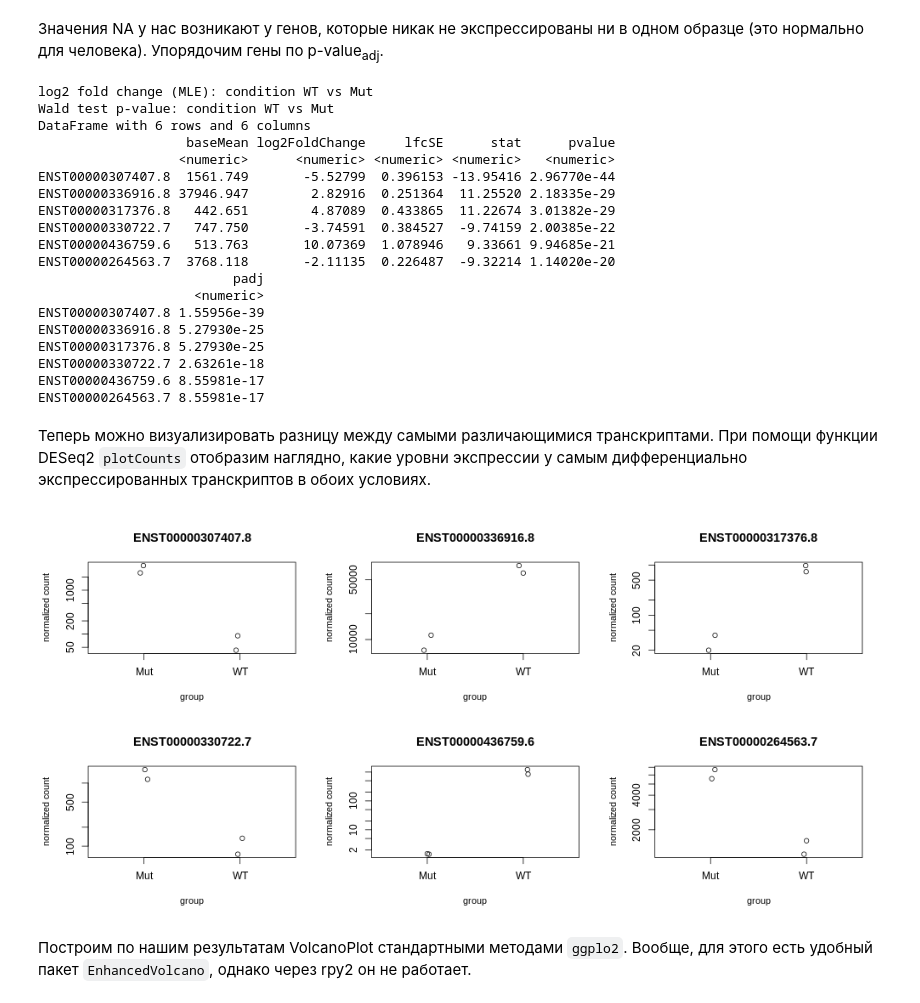
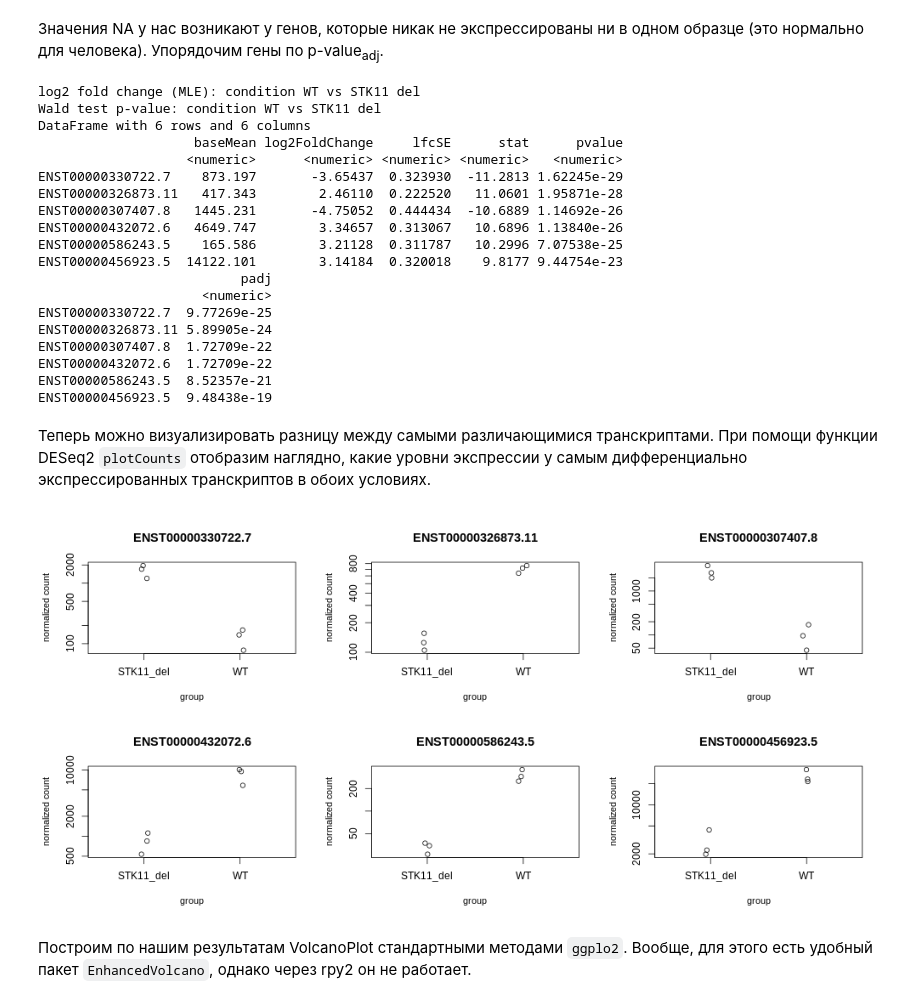
Before and after one commit to BostonGene-education/MIPT, a Jupyter notebook: 2020/RNA-Seq/03. RNA-Seq tutorial.ipynb, the cells around one changed output. Cells and saved outputs as stored; diff of their text form; code cells hidden in the pictures.

```diff
--- a/2020/RNA-Seq/03. RNA-Seq tutorial.ipynb
+++ b/2020/RNA-Seq/03. RNA-Seq tutorial.ipynb
@@ -136,9 +162,9 @@ expressions_counts = pd.concat(
         "expression_data/{}/abundance.tsv".format(expression),
         sep="\t", index_col=0, header=0, usecols=["target_id", expression],
         names=["target_id", "1", "2", expression, "3"]
-    ) for expression in ["sample_8", "sample_9", "sample_10", "sample_11"]],
+    ) for expression in ["sample_7", "sample_8", "sample_9", "sample_10", "sample_11", "sample_12"]],
     axis=1, join="inner"
 )
-expressions_counts.columns = ["sample_8", "sample_9", "sample_10", "sample_11"]
+expressions_counts.columns = ["sample_7", "sample_8", "sample_9", "sample_10", "sample_11", "sample_12"]
 expressions_counts.head()
 # %% [output]
@@ -230,8 +256,8 @@ ENST00000604446.1        0        0         0         0
 После из датафреймов <code>expr_matrix</code> и <code>conditions</code> мы сделаем новую переменную <code>dds</code> специального типа, который используется при работе в <code>DESeq2</code>. Также во время создания объекта DESeqDataSet мы указываем условие, по которому будем считать дифференциальную экспрессию. Важно иметь в виду, что модель может оценивать дифференциальную экспрессию в зависимости от сразу нескольких факторов, которые могут быть в том числе и количественные.
 # %%
 %%R
-condition <- c("WT", "WT", "Mut", "Mut")
-name <- c("sample_8", "sample_9", "sample_10", "sample_11")
+condition <- c("WT", "WT", "WT", "STK11_del", "STK11_del", "STK11_del")
+name <- c("sample_7", "sample_8", "sample_9", "sample_10", "sample_11", "sample_12")
 colData <- data.frame(condition, name)
 dds <- DESeqDataSetFromMatrix(expr_matrix, colData, design=~condition)
 print(dds)
@@ -310,40 +336,40 @@ ENST00000604446.1        NA
 res <- res[order(res$padj),]
 head(res)
 # %% [output]
-log2 fold change (MLE): condition WT vs Mut
-Wald test p-value: condition WT vs Mut
+log2 fold change (MLE): condition WT vs STK11 del
+Wald test p-value: condition WT vs STK11 del
 DataFrame with 6 rows and 6 columns
-                   baseMean log2FoldChange     lfcSE      stat      pvalue
-                  <numeric>      <numeric> <numeric> <numeric>   <numeric>
-ENST00000307407.8  1561.749       -5.52799  0.396153 -13.95416 2.96770e-44
-ENST00000336916.8 37946.947        2.82916  0.251364  11.25520 2.18335e-29
-ENST00000317376.8   442.651        4.87089  0.433865  11.22674 3.01382e-29
-ENST00000330722.7   747.750       -3.74591  0.384527  -9.74159 2.00385e-22
-ENST00000436759.6   513.763       10.07369  1.078946   9.33661 9.94685e-21
-ENST00000264563.7  3768.118       -2.11135  0.226487  -9.32214 1.14020e-20
-                         padj
-                    <numeric>
-ENST00000307407.8 1.55956e-39
-ENST00000336916.8 5.27930e-25
-ENST00000317376.8 5.27930e-25
-ENST00000330722.7 2.63261e-18
-ENST00000436759.6 8.55981e-17
-ENST00000264563.7 8.55981e-17
+                    baseMean log2FoldChange     lfcSE      stat      pvalue
+                   <numeric>      <numeric> <numeric> <numeric>   <numeric>
+ENST00000330722.7    873.197       -3.65437  0.323930  -11.2813 1.62245e-29
+ENST00000326873.11   417.343        2.46110  0.222520   11.0601 1.95871e-28
+ENST00000307407.8   1445.231       -4.75052  0.444434  -10.6889 1.14692e-26
+ENST00000432072.6   4649.747        3.34657  0.313067   10.6896 1.13840e-26
+ENST00000586243.5    165.586        3.21128  0.311787   10.2996 7.07538e-25
+ENST00000456923.5  14122.101        3.14184  0.320018    9.8177 9.44754e-23
+                          padj
+                     <numeric>
+ENST00000330722.7  9.77269e-25
+ENST00000326873.11 5.89905e-24
+ENST00000307407.8  1.72709e-22
+ENST00000432072.6  1.72709e-22
+ENST00000586243.5  8.52357e-21
+ENST00000456923.5  9.48438e-19
 # %% [markdown]
 Теперь можно визуализировать разницу между самыми различающимися транскриптами. При помощи функции DESeq2 <code>plotCounts</code> отобразим наглядно, какие уровни экспрессии у самым дифференциально экспрессированных транскриптов в обоих условиях.
 # %%
 %%R -w 1000
 #Задаём размер текста и композицию графика
 par(mfrow=c(2,3), cex=1.0, cex.main=1.2, cex.axis=1, cex.lab=0.9)
 
+plotCounts(dds, gene="ENST00000330722.7", intgroup="condition")
+plotCounts(dds, gene="ENST00000326873.11", intgroup="condition")
 plotCounts(dds, gene="ENST00000307407.8", intgroup="condition")
-plotCounts(dds, gene="ENST00000336916.8", intgroup="condition")
-plotCounts(dds, gene="ENST00000317376.8", intgroup="condition")
-plotCounts(dds, gene="ENST00000330722.7", intgroup="condition")
-plotCounts(dds, gene="ENST00000436759.6", intgroup="condition")
-plotCounts(dds, gene="ENST00000264563.7", intgroup="condition")
+plotCounts(dds, gene="ENST00000432072.6", intgroup="condition")
+plotCounts(dds, gene="ENST00000586243.5", intgroup="condition")
+plotCounts(dds, gene="ENST00000456923.5", intgroup="condition")
 # %% [output]
-[figure, old version]
+[figure, new version]
 # %% [markdown]
 Построим по нашим результатам VolcanoPlot стандартными методами <code>ggplo2</code>. Вообще, для этого есть удобный пакет <code>EnhancedVolcano</code>, однако через rpy2 он не работает.
 # %%
```
Also changed, not shown: parts of 28 cells of this notebook.
